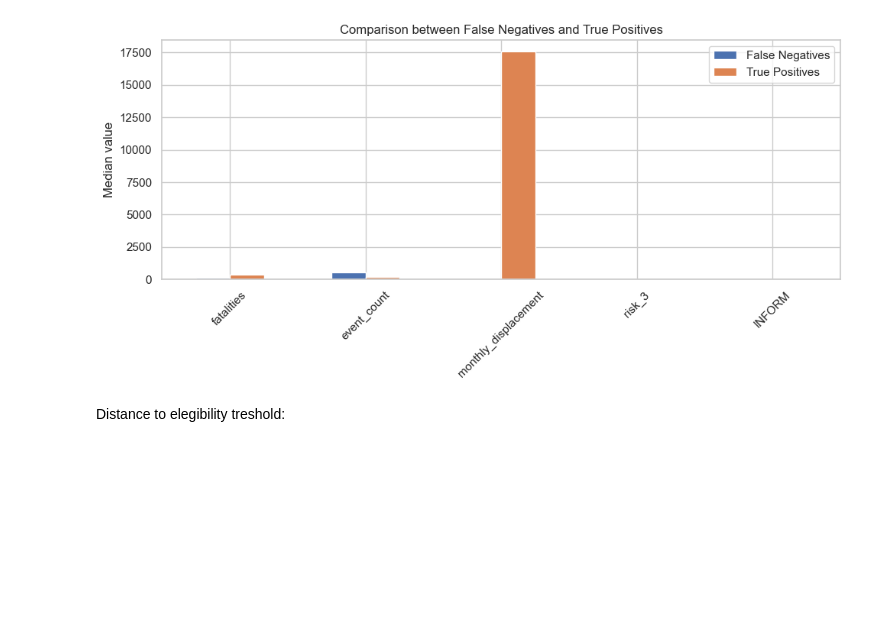
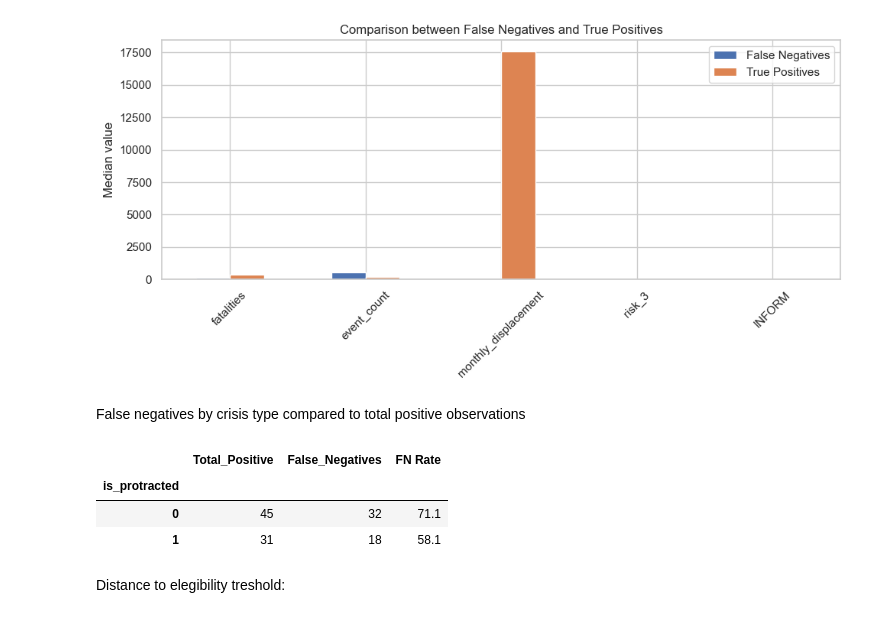
Before and after one commit to gallagelpi/Master_thesis, a Jupyter notebook: pipeline/results.ipynb, the cells around one changed output. Drawn from its saved outputs; the diff is of its cells as text; code cells hidden in the pictures; blank space fills up the shorter version.

```diff
--- a/pipeline/results.ipynb
+++ b/pipeline/results.ipynb
@@ -1107,6 +1107,28 @@ plt.show()
 | risk_3 | 0.235806 | 0.28426 |
 | INFORM | 5.300000 | 7.20000 |
 [figure]
+# %% [markdown]
+False negatives by crisis type compared to total positive observations
+# %%
+fn_summary = (
+    df_evaluation[df_evaluation["y_true"] == 1]
+    .groupby("is_protracted")
+    .agg(
+        Total_Positive=("y_true", "size"),
+        False_Negatives=("y_pred", lambda x: (x == 0).sum())
+    )
+)
+
+fn_summary["FN Rate"] = (
+    100 * fn_summary["False_Negatives"] / fn_summary["Total_Positive"]
+).round(1)
+
+display(fn_summary)
+# %% [output]
+|  | Total_Positive | False_Negatives | FN Rate |
+| is_protracted |  |  |  |
+| 0 | 45 | 32 | 71.1 |
+| 1 | 31 | 18 | 58.1 |
 # %% [markdown]
 Distance to elegibility treshold:
 # %%
```
